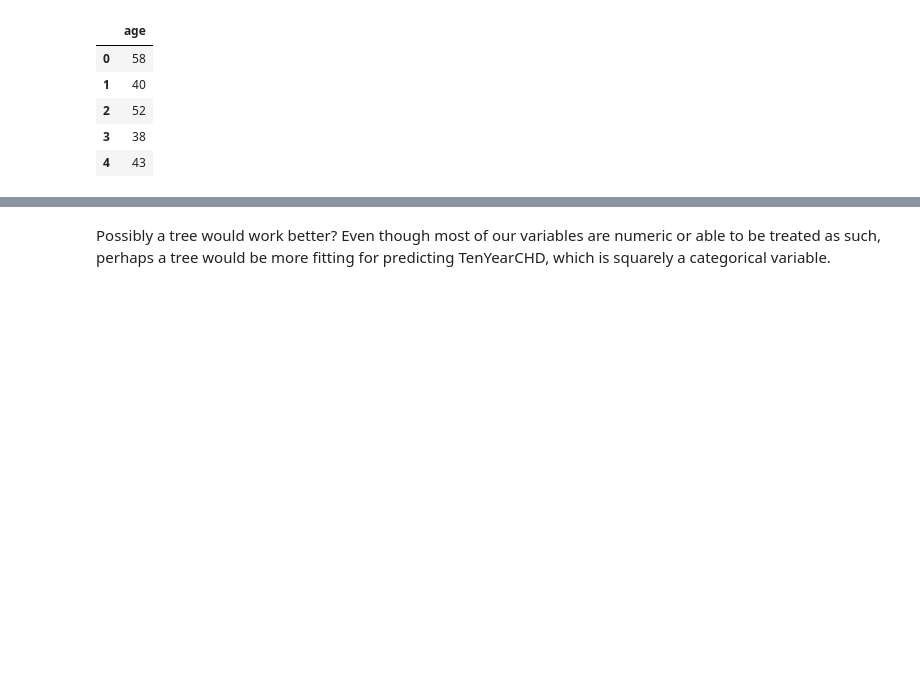
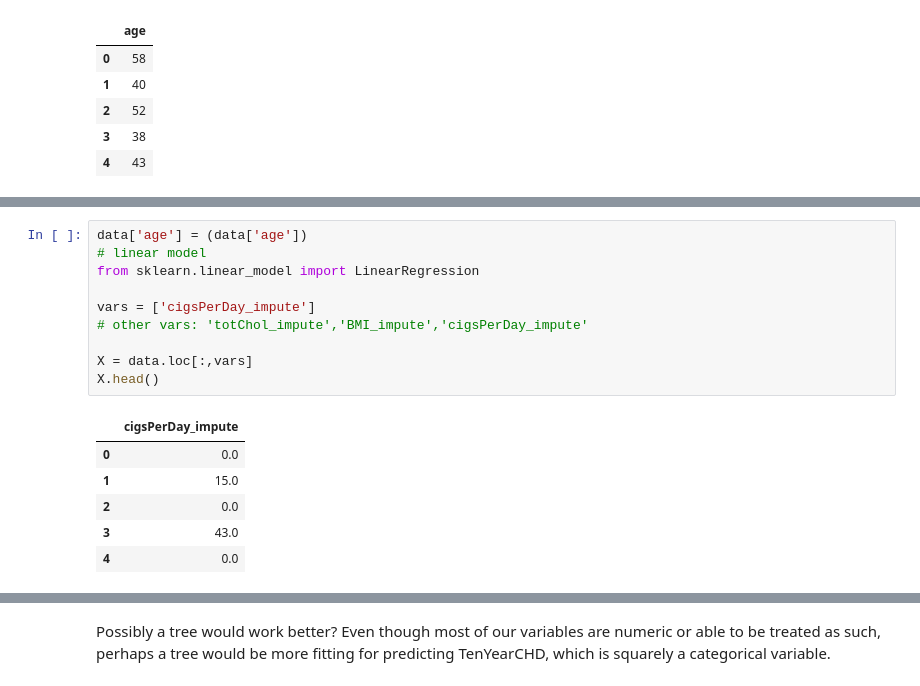
Before and after one commit to vnewsome/project_chd, a Jupyter notebook: ML_project2.ipynb, the cells around one changed output, grey strips where cells are left out. Drawn from its saved outputs; the diff is of its cells as text; blank space fills up the shorter version.

```diff
--- a/ML_project2.ipynb
+++ b/ML_project2.ipynb
@@ -398 +466,18 @@ plt.show()
+# %%
+data['age'] = (data['age'])
+# linear model
+from sklearn.linear_model import LinearRegression
+
+vars = ['cigsPerDay_impute']
+# other vars: 'totChol_impute','BMI_impute','cigsPerDay_impute'
+
+X = data.loc[:,vars]
+X.head()
+# %% [output]
+|  | cigsPerDay_impute |
+| 0 | 0.0 |
+| 1 | 15.0 |
+| 2 | 0.0 |
+| 3 | 43.0 |
+| 4 | 0.0 |
 # %%
```
Also changed, not shown: parts of 14 cells of this notebook.
